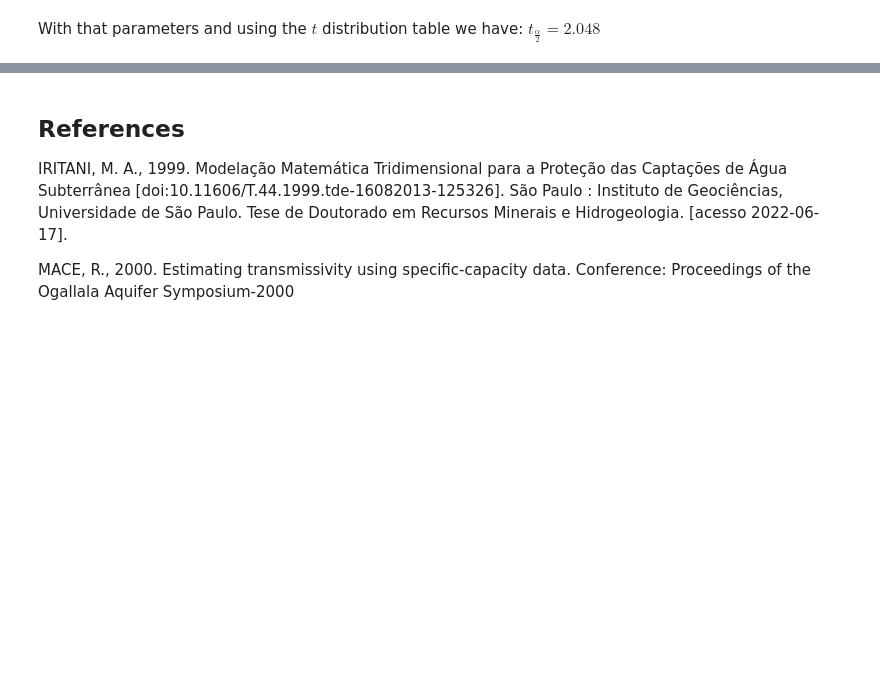
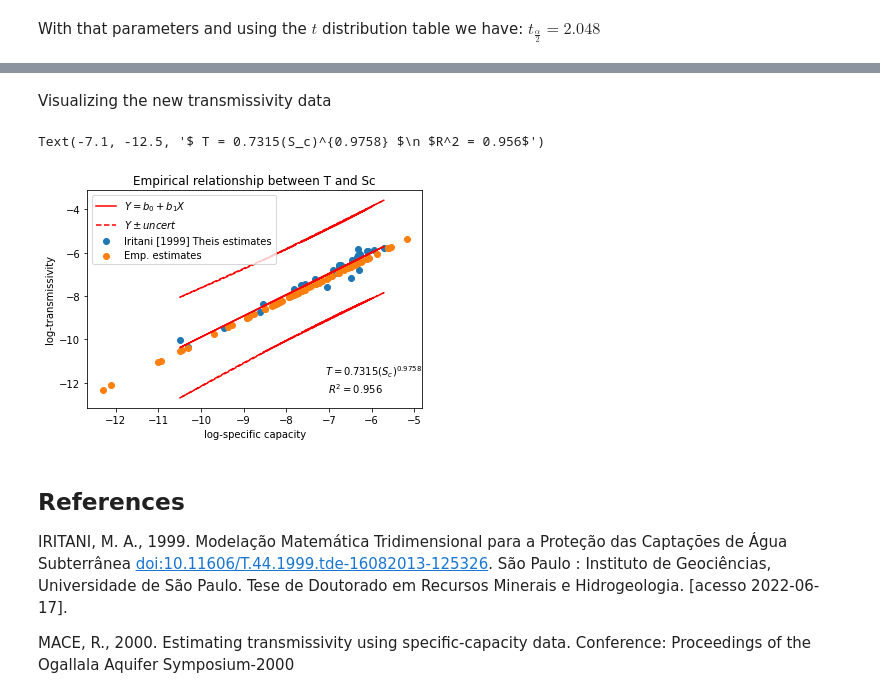
Before and after one commit to philliperalin/cacapava-wellfield-project, a Jupyter notebook: transmissivity/Sc_T.ipynb, the cells around one changed output, grey strips where cells are left out. Drawn from its saved outputs; the diff is of its cells as text; code cells hidden in the pictures; blank space fills up the shorter version.

```diff
--- a/transmissivity/Sc_T.ipynb
+++ b/transmissivity/Sc_T.ipynb
@@ -219,0 +206,10 @@ $ T = 0.7315S_c^{0.9758} $
+# %%
+def estimator(df, column):
+    df = pd.read_csv('../data/dados-siagas.csv')
+    Sc = np.array(df[column])/3600
+    df['T_emp'] = 0.7315*Sc**0.9758
+    df['Sc'] = Sc
+    return df
+# %%
+siagas = pd.read_csv('../data/dados-siagas.csv')
+siagas.columns
@@ -219,0 +235,4 @@ $ T = 0.7315S_c^{0.9758} $
+# %%
+siagas = estimator(siagas, 'vazao_especifica')
+T_data = siagas[["utme", "utmn", "T_emp", "Sc"]]
+T_data.head()
@@ -220,5 +248,21 @@ $ T = 0.7315S_c^{0.9758} $
+# %% [markdown]
+Visualizing the new transmissivity data
+# %%
+plt.scatter(df['log_Sc'], df['log_T'], label='Iritani [1999] Theis estimates') #, 'k', label='Iritani [1999] estimates')
+plt.scatter(np.log(T_data['Sc']), np.log(T_data['T_emp']), label='Emp. estimates')
+plt.plot(x, y, '-r', label='$ Y = b_0 + b_1 X $')
+plt.plot(x, y + uncert, '--r', label='$Y \pm uncert$')
+plt.plot(x, y - uncert, '--r')
+plt.title('Empirical relationship between T and Sc')
+plt.xlabel('log-specific capacity')
+plt.ylabel('log-transmissivity')
+plt.legend(loc='upper left')
+plt.text(-7.1, -12.5, '$ T = 0.7315(S_c)^{0.9758} $\n $R^2 = 0.956$')
+# %% [output]
+Text(-7.1, -12.5, '$ T = 0.7315(S_c)^{0.9758} $\n $R^2 = 0.956$')
+[figure, added]
 # %% [markdown]
 ## References
-IRITANI, M. A., 1999. Modelação Matemática Tridimensional para a Proteção das Captações de Água Subterrânea [doi:10.11606/T.44.1999.tde-16082013-125326]. São Paulo : Instituto de Geociências, Universidade de São Paulo. Tese de Doutorado em Recursos Minerais e Hidrogeologia. [acesso 2022-06-17].
+IRITANI, M. A., 1999. Modelação Matemática Tridimensional para a Proteção das Captações de Água Subterrânea [doi:10.11606/T.44.1999.tde-16082013-125326](https://www.teses.usp.br/teses/disponiveis/44/44133/tde-16082013-125326/pt-br.php). São Paulo : Instituto de Geociências, Universidade de São Paulo. Tese de Doutorado em Recursos Minerais e Hidrogeologia. [acesso 2022-06-17].
 
 MACE, R., 2000. Estimating transmissivity using specific-capacity data. Conference: Proceedings of the Ogallala Aquifer Symposium-2000
```
Also changed, not shown: parts of 12 cells of this notebook, 2 other files.
